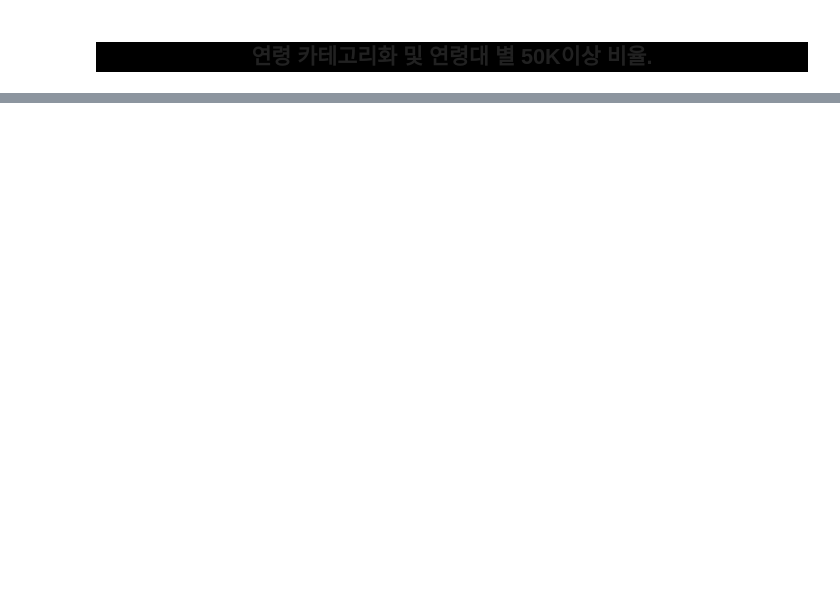
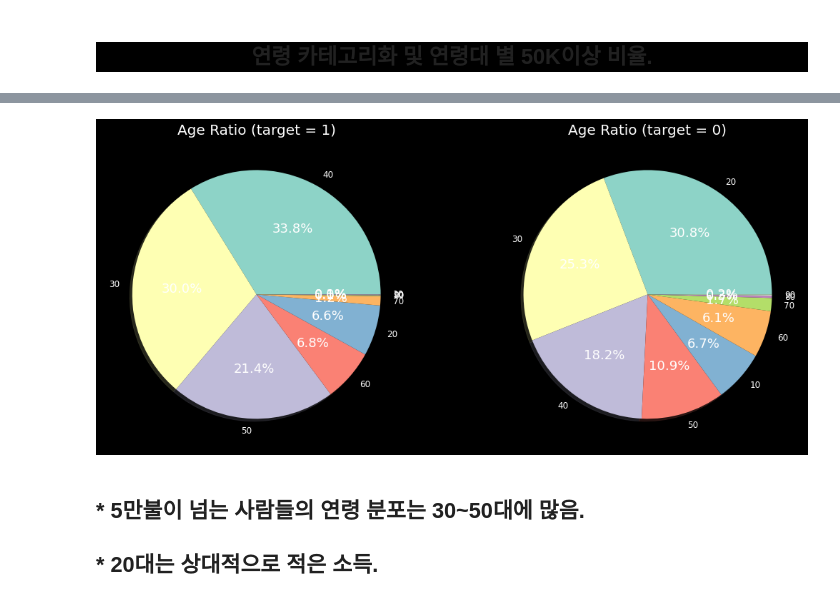
Before and after one commit to Falconno7/kaggle_project, a Jupyter notebook: T-academy_성인소득인구조사/i-want-to-be-1.ipynb, the cells around one changed output, grey strips where cells are left out. Cells and saved outputs as stored; diff of their text form; code cells hidden in the pictures; blank space fills up the shorter version.

```diff
--- a/T-academy_성인소득인구조사/i-want-to-be-1.ipynb
+++ b/T-academy_성인소득인구조사/i-want-to-be-1.ipynb
@@ -203,3 +227,37 @@ data['age'][(data['age'] >= 60) & (data['age'] < 70)] = 60
 data['age'][(data['age'] >= 70) & (data['age'] < 80)] = 70
 data['age'][(data['age'] >= 80) & (data['age'] < 90)] = 80
 data['age'][(data['age'] >= 90) & (data['age'] < 100)] = 90
+# %%
+data_1_all = []
+data_1 = data['age'][data['income'] == 1]
+data_0 = data['age'][data['income'] == 0]
+labels = []
+
+data_count_1 = data_1.value_counts()
+data_count_0 = data_0.value_counts()
+data_1_all.append(data_count_1)
+data_1_all.append(data_count_0)
+label_1 = data_count_1.index
+label_2 = data_count_0.index
+labels.append(label_1)
+labels.append(label_2)
+fig, axes = plt.subplots(1,2, figsize=(18,8))
+title = ['Age Ratio (target = 1)','Age Ratio (target = 0)']
+for i in range(2):
+    ax = axes[i]
+    patches, texts, autotexts = ax.pie(data_1_all[i],labels = labels[i], autopct = '%1.1f%%', shadow=True)
+    ax.set_title(title[i],color = 'white', fontsize = 20)
+    for t in texts:
+        t.set_fontsize(12)
+        t.set_color('white')
+
+    for t in autotexts:
+        t.set_color("white")
+        t.set_fontsize(18)
+
+plt.show()
+# %% [output]
+[figure, added]
+# %% [markdown]
+## * 5만불이 넘는 사람들의 연령 분포는 30~50대에 많음.
+## * 20대는 상대적으로 적은 소득.
```
Also changed, not shown: parts of 112 cells of this notebook, 2 other files.
